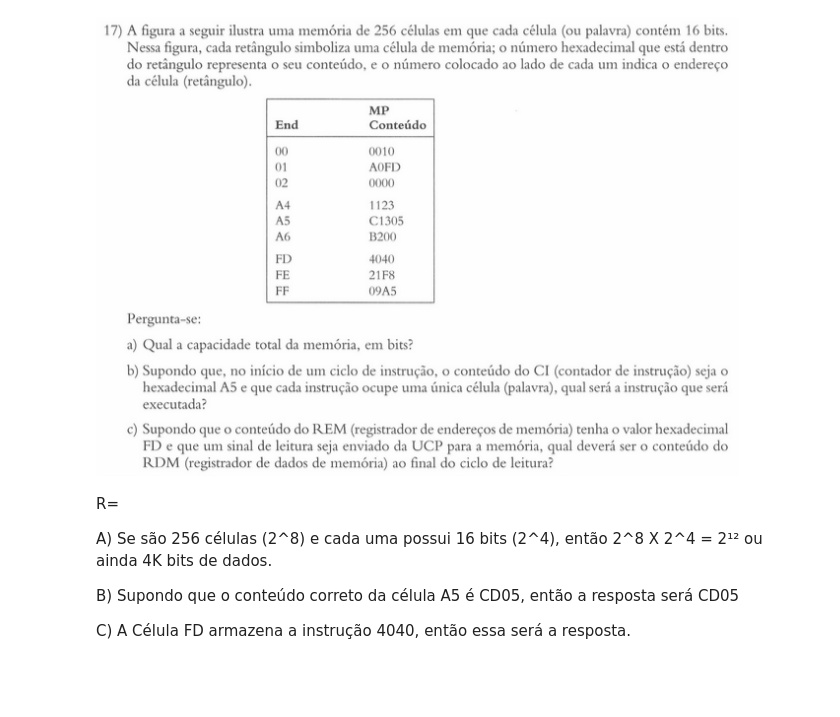
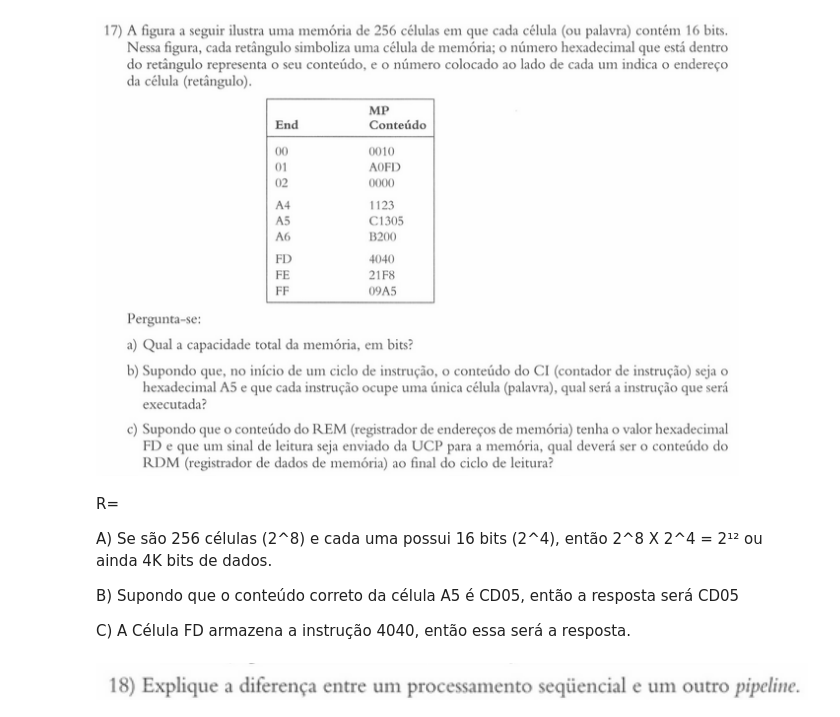
Before and after one commit to DavidGBUF/Atividade-Processadores, a Jupyter notebook: Exercicios Processador.ipynb, the cells around one changed output. Drawn from its saved outputs; the diff is of its cells as text; code cells hidden in the pictures; blank space fills up the shorter version.

```diff
--- a/Exercicios Processador.ipynb
+++ b/Exercicios Processador.ipynb
@@ -130,3 +130,7 @@ A) Se são 256 células (2^8) e cada uma possui 16 bits (2^4), então 2^8 X 2^4
 B) Supondo que o conteúdo correto da célula A5 é CD05, então a resposta será CD05
 
 C) A Célula FD armazena a instrução 4040, então essa será a resposta.
+# %%
+Image(filename='Q18.png')
+# %% [output]
+[figure, added]
```
Also changed, not shown: parts of 7 cells of this notebook.
